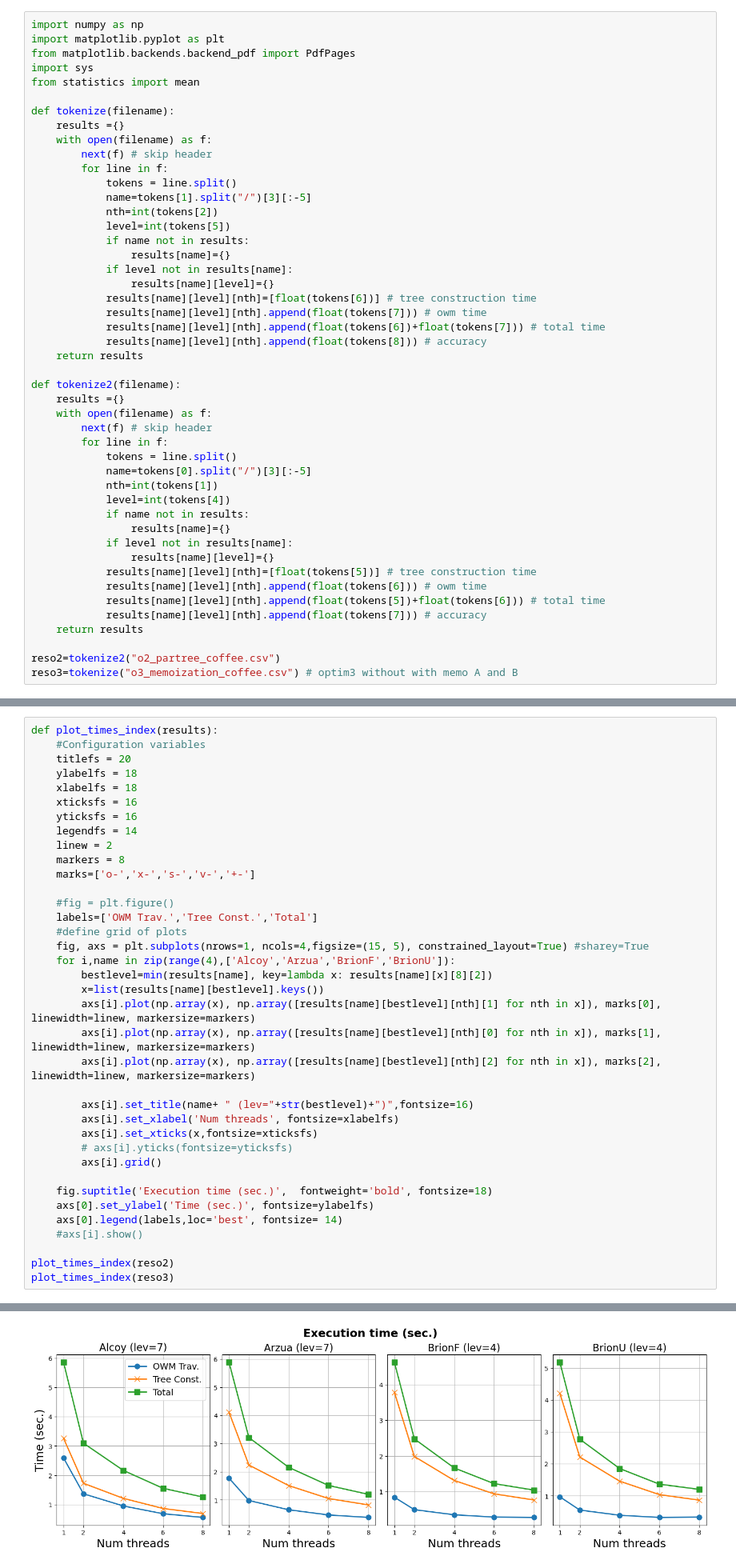
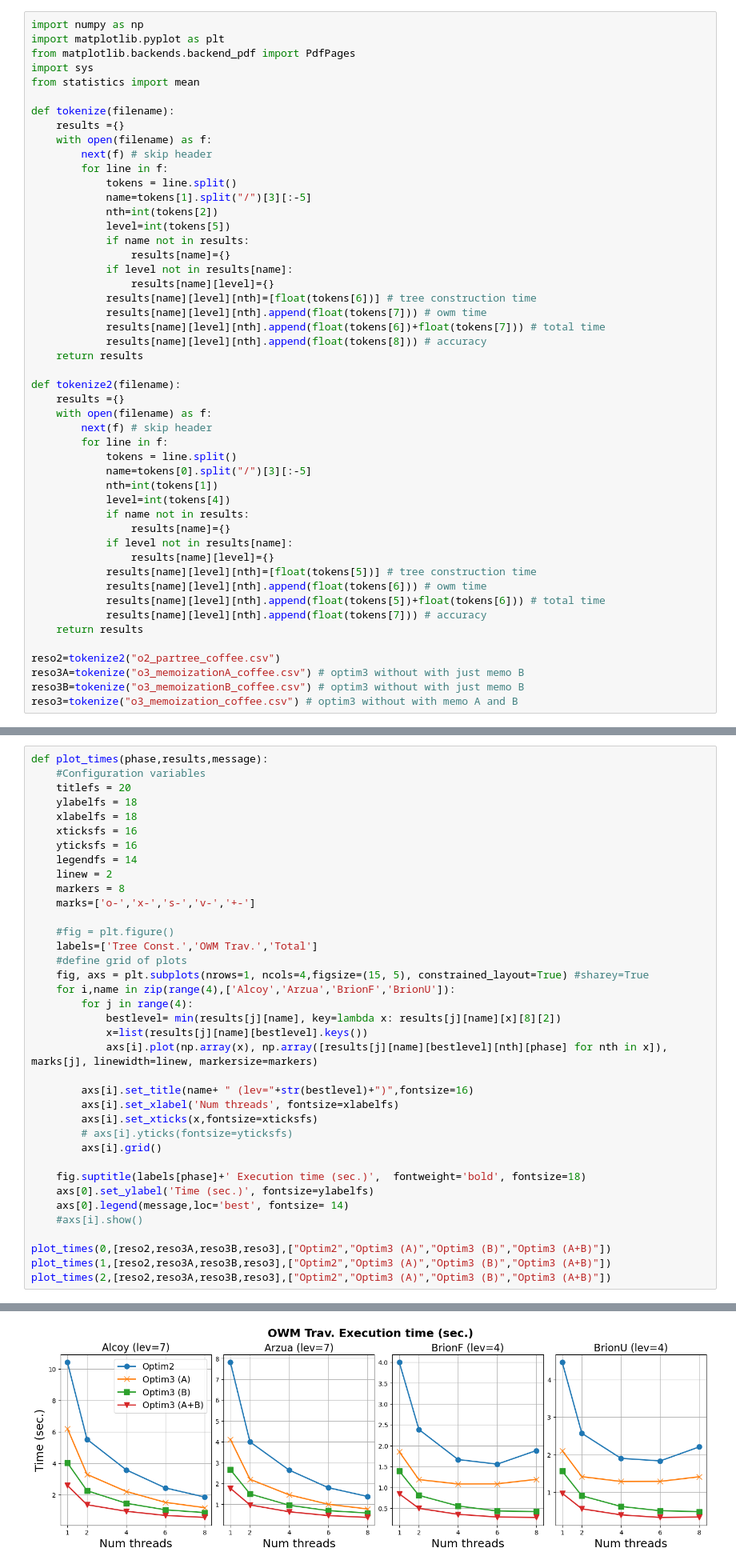
Before and after one commit to PPMC-DAC/FastOWM, a Jupyter notebook: Results/process_o3memo_results.ipynb, the cells around one changed output, grey strips where cells are left out. Shown at 80% size. Saved outputs shown, nothing was run; the diff lists cells and outputs as text.

```diff
--- a/Results/process_o3memo_results.ipynb
+++ b/Results/process_o3memo_results.ipynb
@@ -57,5 +57,7 @@ def tokenize2(filename):
     return results
 
 reso2=tokenize2("o2_partree_coffee.csv")
+reso3A=tokenize("o3_memoizationA_coffee.csv") # optim3 without with just memo B
+reso3B=tokenize("o3_memoizationB_coffee.csv") # optim3 without with just memo B
 reso3=tokenize("o3_memoization_coffee.csv") # optim3 without with memo A and B
 # %%
@@ -105,5 +111,5 @@ plot_levels(8,reso3)
 # %%
-def plot_times_index(results):
+def plot_times(phase,results,message):
     #Configuration variables
     titlefs = 20
     ylabelfs = 18
@@ -116,15 +122,14 @@ def plot_times_index(results):
     marks=['o-','x-','s-','v-','+-']
 
     #fig = plt.figure()
-    labels=['OWM Trav.','Tree Const.','Total']
+    labels=['Tree Const.','OWM Trav.','Total']
     #define grid of plots
     fig, axs = plt.subplots(nrows=1, ncols=4,figsize=(15, 5), constrained_layout=True) #sharey=True
     for i,name in zip(range(4),['Alcoy','Arzua','BrionF','BrionU']):
-        bestlevel=min(results[name], key=lambda x: results[name][x][8][2])
-        x=list(results[name][bestlevel].keys())
-        axs[i].plot(np.array(x), np.array([results[name][bestlevel][nth][1] for nth in x]), marks[0], linewidth=linew, markersize=markers)
-        axs[i].plot(np.array(x), np.array([results[name][bestlevel][nth][0] for nth in x]), marks[1], linewidth=linew, markersize=markers)
-        axs[i].plot(np.array(x), np.array([results[name][bestlevel][nth][2] for nth in x]), marks[2], linewidth=linew, markersize=markers)
+        for j in range(4):
+            bestlevel= min(results[j][name], key=lambda x: results[j][name][x][8][2])
+            x=list(results[j][name][bestlevel].keys())
+            axs[i].plot(np.array(x), np.array([results[j][name][bestlevel][nth][phase] for nth in x]), marks[j], linewidth=linew, markersize=markers)
 
         axs[i].set_title(name+ " (lev="+str(bestlevel)+")",fontsize=16)
         axs[i].set_xlabel('Num threads', fontsize=xlabelfs)
@@ -132,11 +137,12 @@ def plot_times_index(results):
         # axs[i].yticks(fontsize=yticksfs)
         axs[i].grid()
 
-    fig.suptitle('Execution time (sec.)',  fontweight='bold', fontsize=18)
+    fig.suptitle(labels[phase]+' Execution time (sec.)',  fontweight='bold', fontsize=18)
     axs[0].set_ylabel('Time (sec.)', fontsize=ylabelfs)
-    axs[0].legend(labels,loc='best', fontsize= 14)
+    axs[0].legend(message,loc='best', fontsize= 14)
     #axs[i].show()
 
-plot_times_index(reso2)
-plot_times_index(reso3)
+plot_times(0,[reso2,reso3A,reso3B,reso3],["Optim2","Optim3 (A)","Optim3 (B)","Optim3 (A+B)"])
+plot_times(1,[reso2,reso3A,reso3B,reso3],["Optim2","Optim3 (A)","Optim3 (B)","Optim3 (A+B)"])
+plot_times(2,[reso2,reso3A,reso3B,reso3],["Optim2","Optim3 (A)","Optim3 (B)","Optim3 (A+B)"])
 # %% [output]
@@ -144 +150 @@ plot_times_index(reso3)
-[figure, old version]
+[figure, new version]
```
Also changed, not shown: parts of 8 cells of this notebook, 1 other file.
